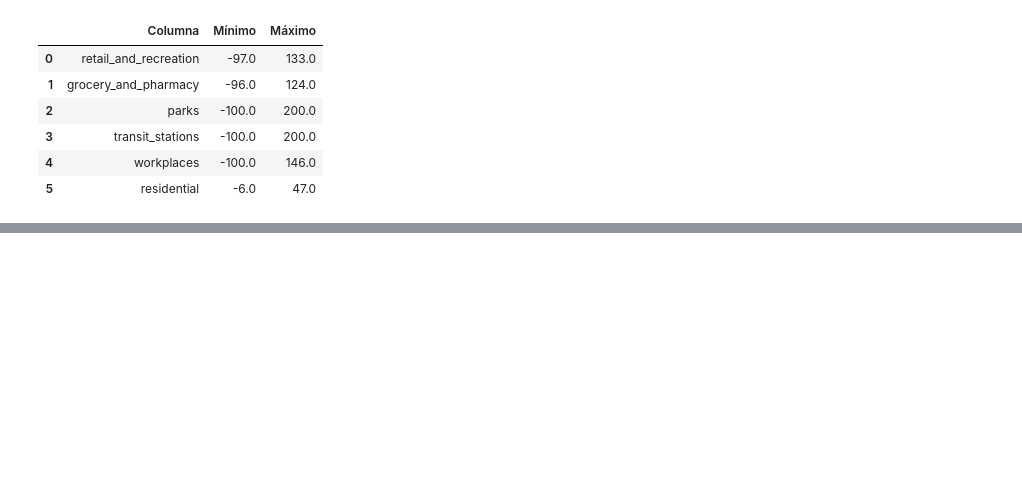
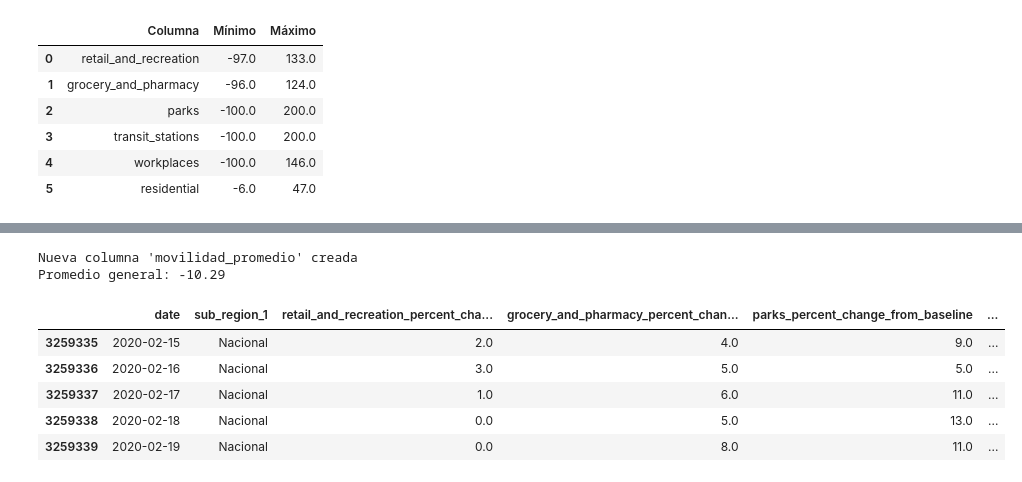
Before and after one commit to moirabittner/Proyecto_Movilidad_MoiraBittner, a Jupyter notebook: Proyecto_Movilidad.ipynb, the cells around one changed output, grey strips where cells are left out. Saved outputs shown, nothing was run; the diff lists cells and outputs as text; code cells hidden in the pictures; blank space fills up the shorter version.

```diff
--- a/Proyecto_Movilidad.ipynb
+++ b/Proyecto_Movilidad.ipynb
@@ -208,0 +242,20 @@ DESPUÉS de corregir outliers:
+# %%
+# --- 2. Ingeniería: Crear columna movilidad_promedio ---
+
+cols_movilidad = [col for col in df_chile.columns if "percent_change" in col]
+
+df_chile['movilidad_promedio'] = df_chile[cols_movilidad].mean(axis=1)
+
+print("Nueva columna 'movilidad_promedio' creada")
+print(f"Promedio general: {df_chile['movilidad_promedio'].mean():.2f}")
+
+df_chile[['date', 'sub_region_1'] + cols_movilidad + ['movilidad_promedio']].head()
+# %% [output]
+Nueva columna 'movilidad_promedio' creada
+Promedio general: -10.29
+|  | date | sub_region_1 | retail_and_recreation_percent_cha... | grocery_and_pharmacy_percent_chan... | parks_percent_change_from_baseline | ... |
+| 3259335 | 2020-02-15 | Nacional | 2.0 | 4.0 | 9.0 | ... |
+| 3259336 | 2020-02-16 | Nacional | 3.0 | 5.0 | 5.0 | ... |
+| 3259337 | 2020-02-17 | Nacional | 1.0 | 6.0 | 11.0 | ... |
+| 3259338 | 2020-02-18 | Nacional | 0.0 | 5.0 | 13.0 | ... |
+| 3259339 | 2020-02-19 | Nacional | 0.0 | 8.0 | 11.0 | ... |
```
Also changed, not shown: parts of 6 cells of this notebook.
